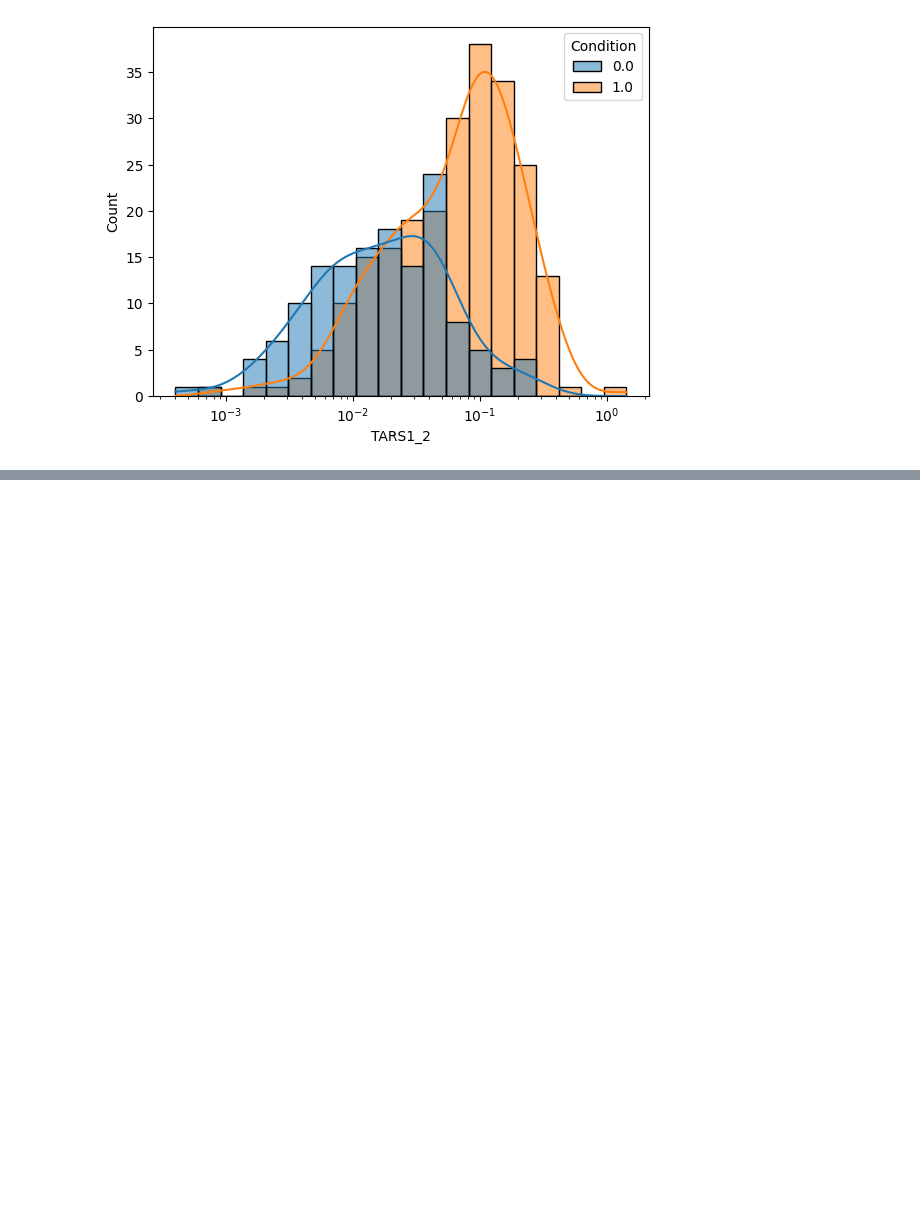
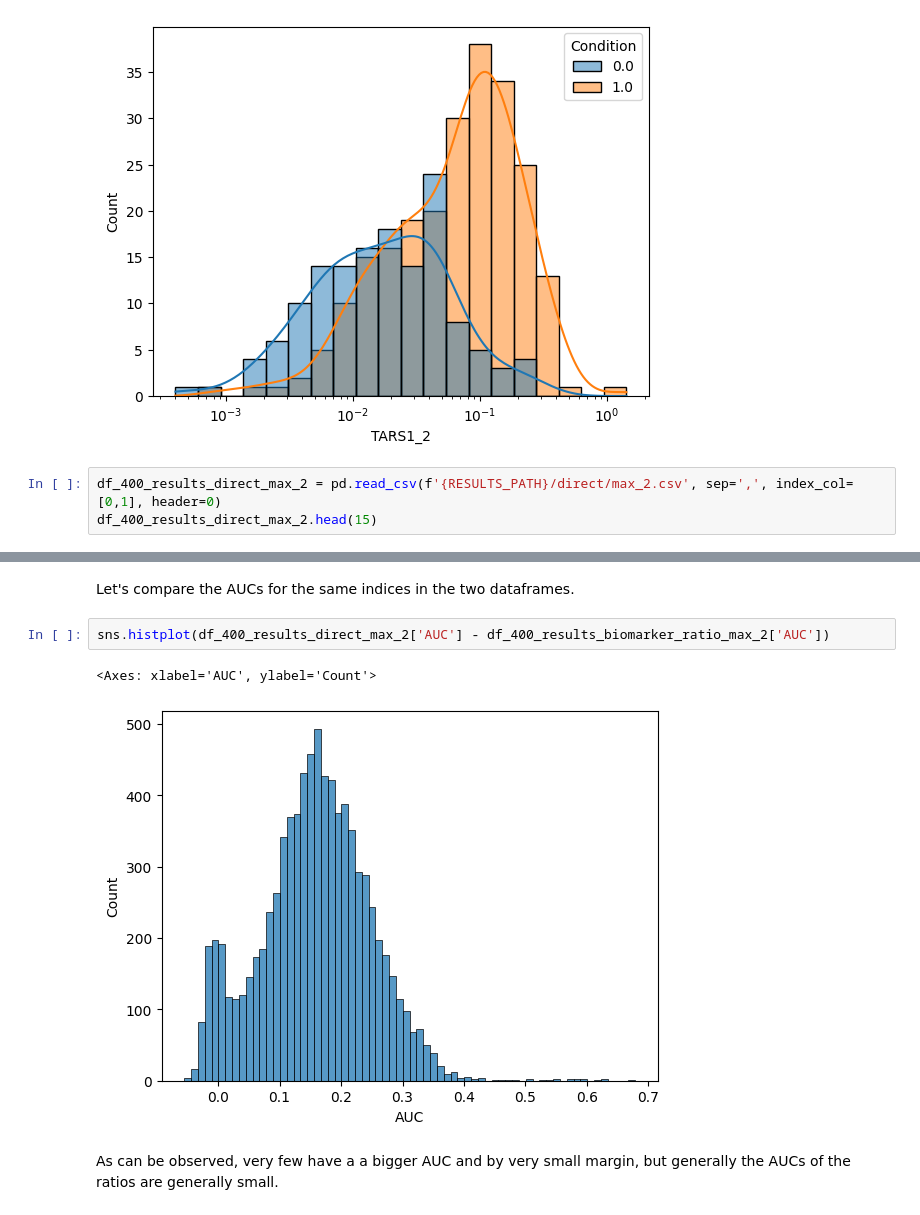
Before and after one commit to MiMARK-es/cohort-analysis, a Jupyter notebook: notebooks/400_ratios_aucs_analysis.ipynb, the cells around one changed output, grey strips where cells are left out. Drawn from its saved outputs; the diff is of its cells as text; blank space fills up the shorter version.

```diff
--- a/notebooks/400_ratios_aucs_analysis.ipynb
+++ b/notebooks/400_ratios_aucs_analysis.ipynb
@@ -147,3 +126,6 @@ sns.histplot(df_400, x='TARS1_2', hue='Condition', bins=20, kde=True, log_scale=
 # %% [output]
 <Axes: xlabel='TARS1_2', ylabel='Count'>
 [figure]
+# %%
+df_400_results_direct_max_2 = pd.read_csv(f'{RESULTS_PATH}/direct/max_2.csv', sep=',', index_col=[0,1], header=0)
+df_400_results_direct_max_2.head(15)
@@ -149,0 +150,9 @@ sns.histplot(df_400, x='TARS1_2', hue='Condition', bins=20, kde=True, log_scale=
+# %% [markdown]
+Let's compare the AUCs for the same indices in the two dataframes.
+# %%
+sns.histplot(df_400_results_direct_max_2['AUC'] - df_400_results_biomarker_ratio_max_2['AUC'])
+# %% [output]
+<Axes: xlabel='AUC', ylabel='Count'>
+[figure, added]
+# %% [markdown]
+As can be observed, very few have a a bigger AUC and by very small margin, but generally the AUCs of the ratios are generally small.
```
Also changed, not shown: parts of 3 cells of this notebook.
